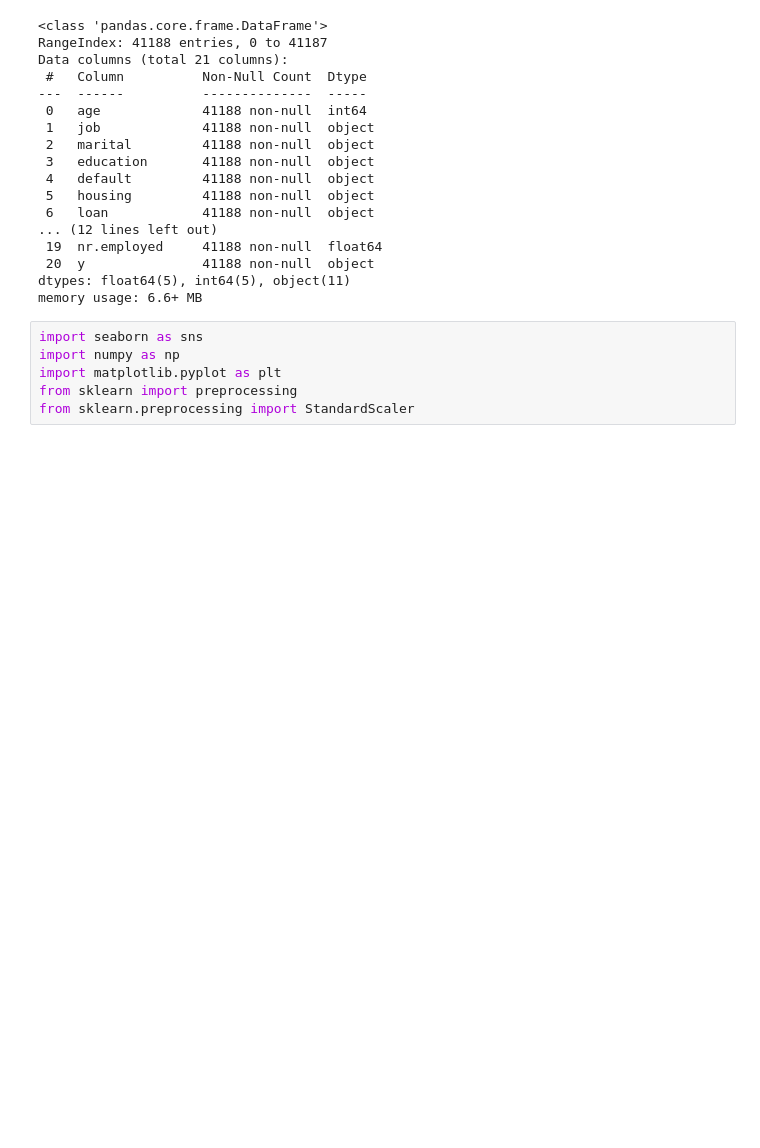
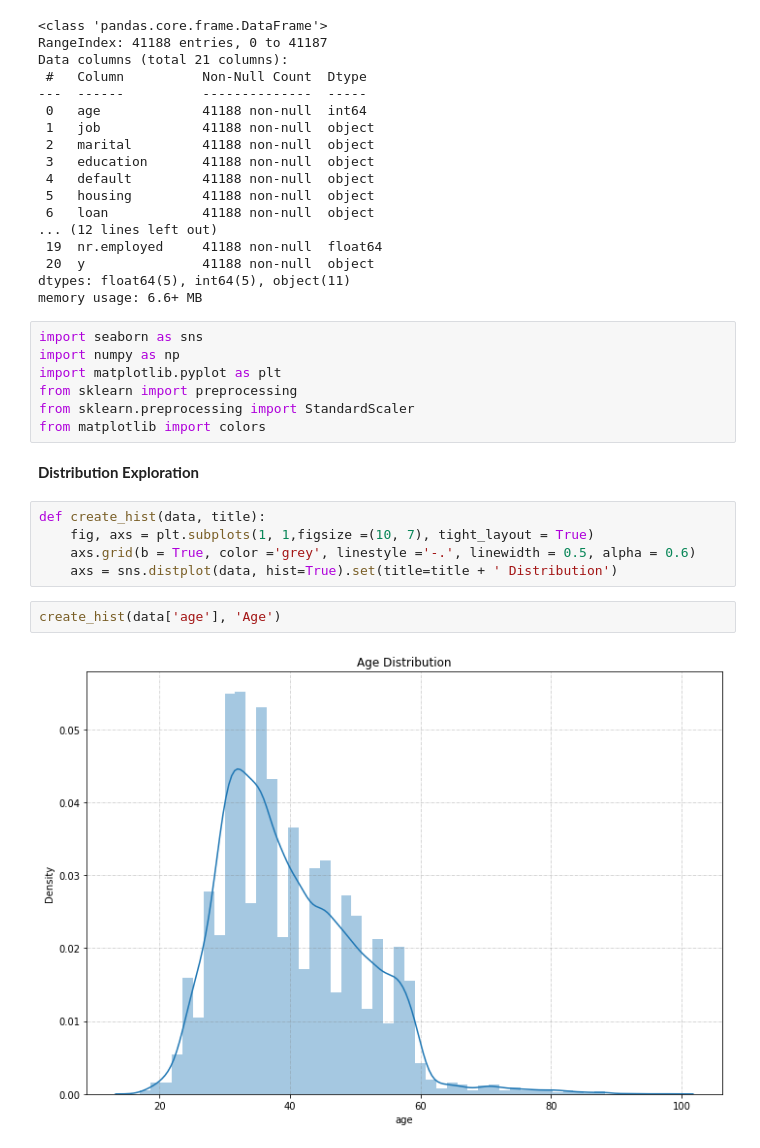
Before and after one commit to ShawnLiu119/Bank-Marketing_Clas-Clus-AppDev, a Jupyter notebook: BankMkt_EDA.ipynb, the cells around one changed output. Drawn from its saved outputs; the diff is of its cells as text; blank space fills up the shorter version.

```diff
--- a/BankMkt_EDA.ipynb
+++ b/BankMkt_EDA.ipynb
@@ -41,3 +41,15 @@ import numpy as np
 import matplotlib.pyplot as plt
 from sklearn import preprocessing
 from sklearn.preprocessing import StandardScaler
+from matplotlib import colors
+# %% [markdown]
+**Distribution Exploration**
+# %%
+def create_hist(data, title):
+    fig, axs = plt.subplots(1, 1,figsize =(10, 7), tight_layout = True)
+    axs.grid(b = True, color ='grey', linestyle ='-.', linewidth = 0.5, alpha = 0.6)
+    axs = sns.distplot(data, hist=True).set(title=title + ' Distribution')
+# %%
+create_hist(data['age'], 'Age')
+# %% [output]
+[figure, added]
```
Also changed, not shown: parts of 5 cells of this notebook.
